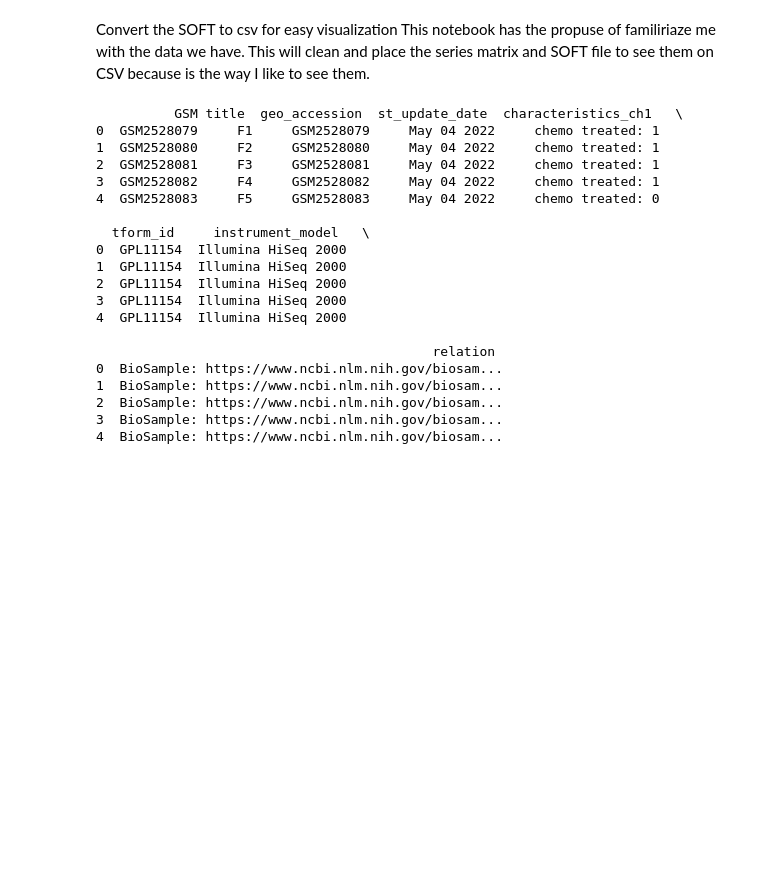
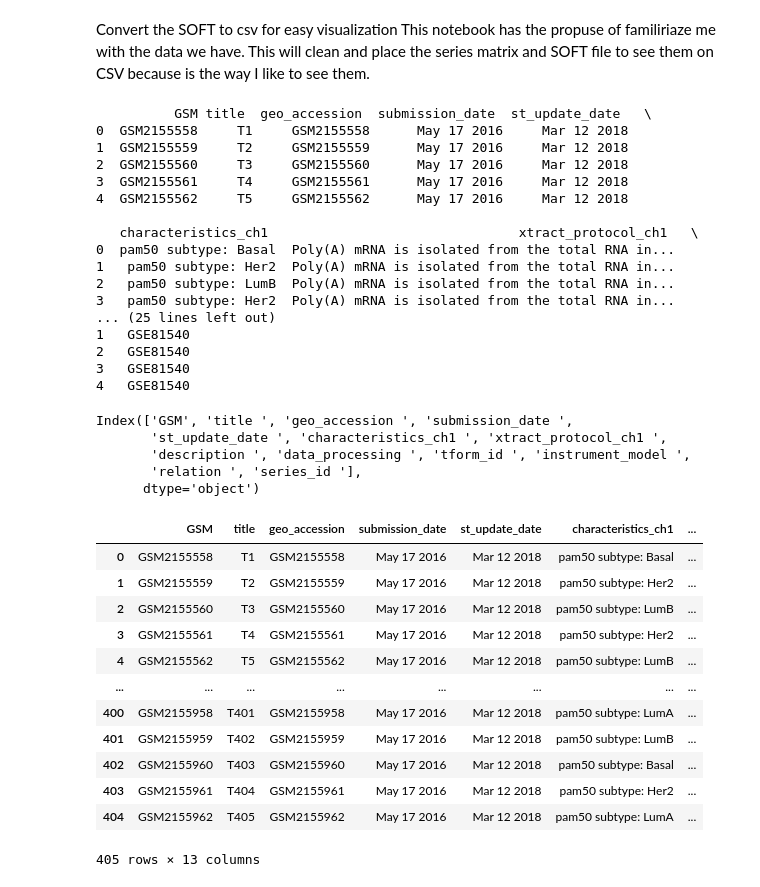
Before and after one commit to GuerreroVazquez/rnaseq-breast-cancer-ai, a Jupyter notebook: notebooks/Cleaning_metadata.ipynb, the cells around one changed output. Cells and saved outputs as stored; diff of their text form; code cells hidden in the pictures; blank space fills up the shorter version.

```diff
--- a/notebooks/Cleaning_metadata.ipynb
+++ b/notebooks/Cleaning_metadata.ipynb
@@ -46,32 +46,54 @@ def soft_to_dataframe(soft_file_path):
     df = pd.DataFrame(data)
     return df
 # %%
-soft_file = "Data/GSE96058_family.soft"
+#soft_file = "Data/GSE96058_family.soft"
+soft_file = "/home/karen/Downloads/challenge/GSE81540_family.soft"
 df = soft_to_dataframe(soft_file)
 df = df.loc[:, (df != df.iloc[0]).any()]
-df.to_csv("Data/GSE96058_metadata.csv", index=False)  # Save as CSV
+df.to_csv(soft_file, index=True)  # Save as CSV
 print(df.head())
 # %% [output]
-          GSM title  geo_accession  st_update_date  characteristics_ch1   \
-0  GSM2528079     F1     GSM2528079     May 04 2022     chemo treated: 1
-1  GSM2528080     F2     GSM2528080     May 04 2022     chemo treated: 1
-2  GSM2528081     F3     GSM2528081     May 04 2022     chemo treated: 1
-3  GSM2528082     F4     GSM2528082     May 04 2022     chemo treated: 1
-4  GSM2528083     F5     GSM2528083     May 04 2022     chemo treated: 0
+          GSM title  geo_accession  submission_date  st_update_date   \
+0  GSM2155558     T1     GSM2155558      May 17 2016     Mar 12 2018
+1  GSM2155559     T2     GSM2155559      May 17 2016     Mar 12 2018
+2  GSM2155560     T3     GSM2155560      May 17 2016     Mar 12 2018
+3  GSM2155561     T4     GSM2155561      May 17 2016     Mar 12 2018
+4  GSM2155562     T5     GSM2155562      May 17 2016     Mar 12 2018
 
-  tform_id     instrument_model   \
-0  GPL11154  Illumina HiSeq 2000
-1  GPL11154  Illumina HiSeq 2000
-2  GPL11154  Illumina HiSeq 2000
-3  GPL11154  Illumina HiSeq 2000
-4  GPL11154  Illumina HiSeq 2000
-
-                                           relation
-0  BioSample: https://www.ncbi.nlm.nih.gov/biosam...
-1  BioSample: https://www.ncbi.nlm.nih.gov/biosam...
-2  BioSample: https://www.ncbi.nlm.nih.gov/biosam...
-3  BioSample: https://www.ncbi.nlm.nih.gov/biosam...
-4  BioSample: https://www.ncbi.nlm.nih.gov/biosam...
+   characteristics_ch1                                xtract_protocol_ch1   \
+0  pam50 subtype: Basal  Poly(A) mRNA is isolated from the total RNA in...
+1   pam50 subtype: Her2  Poly(A) mRNA is isolated from the total RNA in...
+2   pam50 subtype: LumB  Poly(A) mRNA is isolated from the total RNA in...
+3   pam50 subtype: Her2  Poly(A) mRNA is isolated from the total RNA in...
+... (25 lines left out)
+1   GSE81540
+2   GSE81540
+3   GSE81540
+4   GSE81540
+# %%
+df.columns
+# %% [output]
+Index(['GSM', 'title ', 'geo_accession ', 'submission_date ',
+       'st_update_date ', 'characteristics_ch1 ', 'xtract_protocol_ch1 ',
+       'description ', 'data_processing ', 'tform_id ', 'instrument_model ',
+       'relation ', 'series_id '],
+      dtype='object')
+# %%
+df[df["title "].str.contains("T")]
+# %% [output]
+|  | GSM | title | geo_accession | submission_date | st_update_date | characteristics_ch1 | ... |
+| 0 | GSM2155558 | T1 | GSM2155558 | May 17 2016 | Mar 12 2018 | pam50 subtype: Basal | ... |
+| 1 | GSM2155559 | T2 | GSM2155559 | May 17 2016 | Mar 12 2018 | pam50 subtype: Her2 | ... |
+| 2 | GSM2155560 | T3 | GSM2155560 | May 17 2016 | Mar 12 2018 | pam50 subtype: LumB | ... |
+| 3 | GSM2155561 | T4 | GSM2155561 | May 17 2016 | Mar 12 2018 | pam50 subtype: Her2 | ... |
+| 4 | GSM2155562 | T5 | GSM2155562 | May 17 2016 | Mar 12 2018 | pam50 subtype: LumB | ... |
+| ... | ... | ... | ... | ... | ... | ... | ... |
+| 400 | GSM2155958 | T401 | GSM2155958 | May 17 2016 | Mar 12 2018 | pam50 subtype: LumA | ... |
+| 401 | GSM2155959 | T402 | GSM2155959 | May 17 2016 | Mar 12 2018 | pam50 subtype: LumB | ... |
+| 402 | GSM2155960 | T403 | GSM2155960 | May 17 2016 | Mar 12 2018 | pam50 subtype: Basal | ... |
+| 403 | GSM2155961 | T404 | GSM2155961 | May 17 2016 | Mar 12 2018 | pam50 subtype: Her2 | ... |
+| 404 | GSM2155962 | T405 | GSM2155962 | May 17 2016 | Mar 12 2018 | pam50 subtype: LumA | ... |
+405 rows × 13 columns
 # %%
 import pandas as pd
 
```
Also changed, not shown: parts of 14 cells of this notebook, 5 other files.
